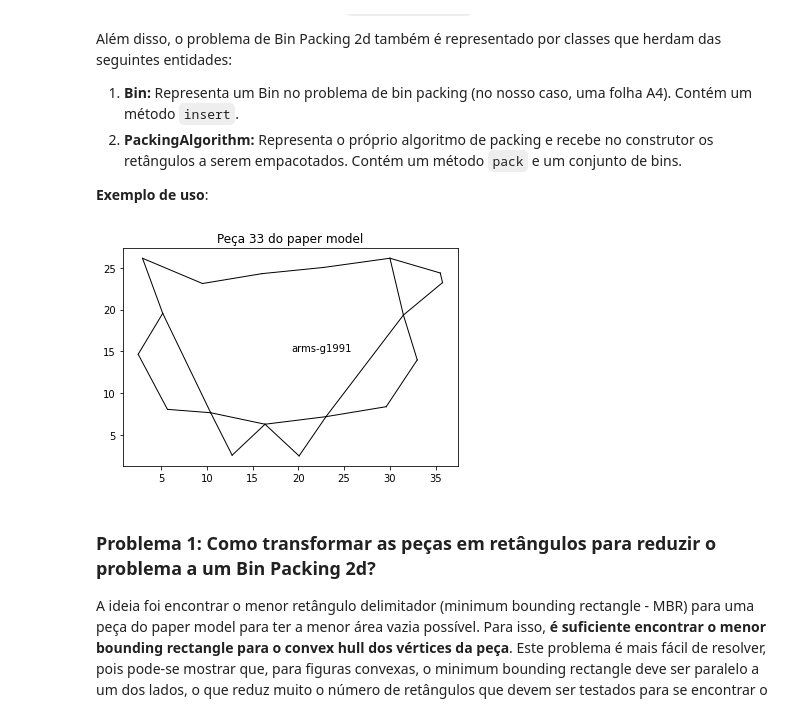
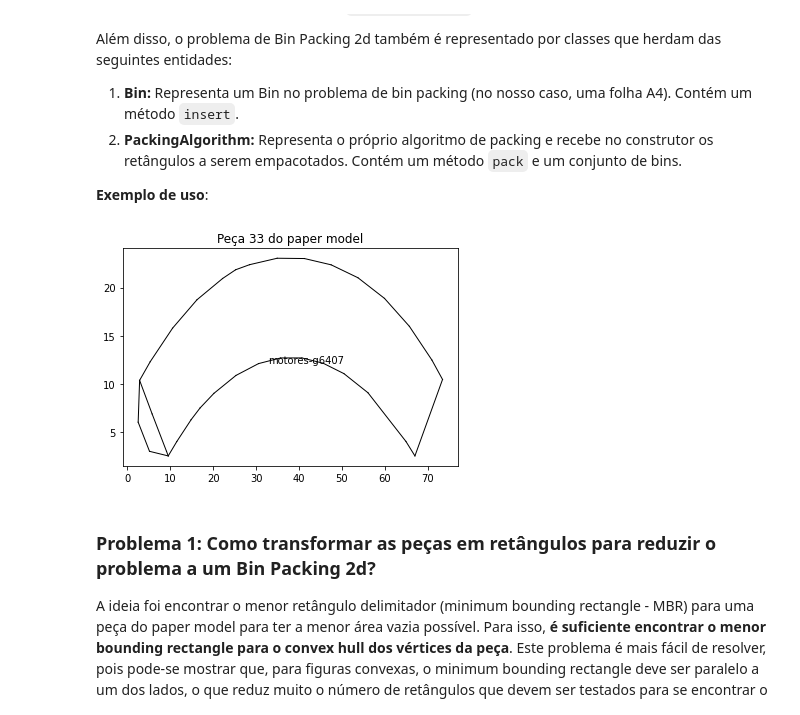
Before and after one commit to marinelligiovanna/paper-model-nest, a Jupyter notebook: pynest/notebooks/Relatório do Projeto.ipynb, the cells around one changed output. Cells and saved outputs as stored; diff of their text form; code cells hidden in the pictures.

```diff
--- a/pynest/notebooks/Relatório do Projeto.ipynb
+++ b/pynest/notebooks/Relatório do Projeto.ipynb
@@ -24,18 +24,17 @@ Além disso, o problema de Bin Packing 2d também é representado por classes qu
 # %%
 import warnings
 warnings.filterwarnings("ignore", category=RuntimeWarning)
 
-import os
 import matplotlib.pyplot as plt
 from pynest.elements.papermodel import PaperModel
 
 data_path = f"/workspaces/paper-model-nest/pynest/data/svgs"
-model = PaperModel(svg_path=f"{data_path}/harry-potter.svg")
+model = PaperModel(svg_path=f"{data_path}/e190-e2.svg")
 
 plt.title("Peça 33 do paper model")
 model.pieces[32].plot()
 # %% [output]
-[figure, old version]
+[figure, new version]
 # %% [markdown]
 ### **Problema 1**: Como transformar as peças em retângulos para reduzir o problema a um Bin Packing 2d?
 
```
Also changed, not shown: parts of 5 cells of this notebook, 9 other files.
